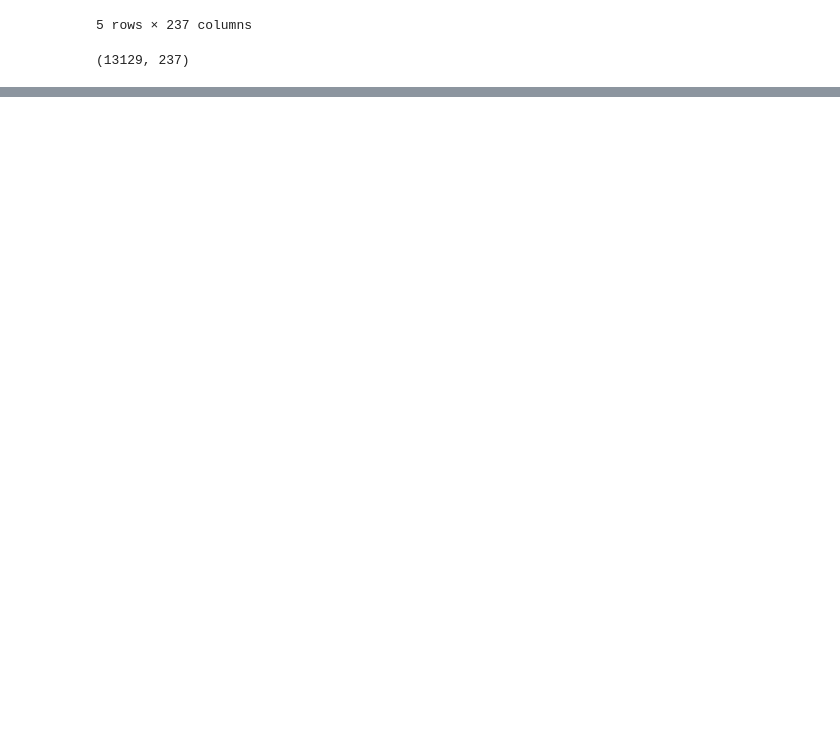
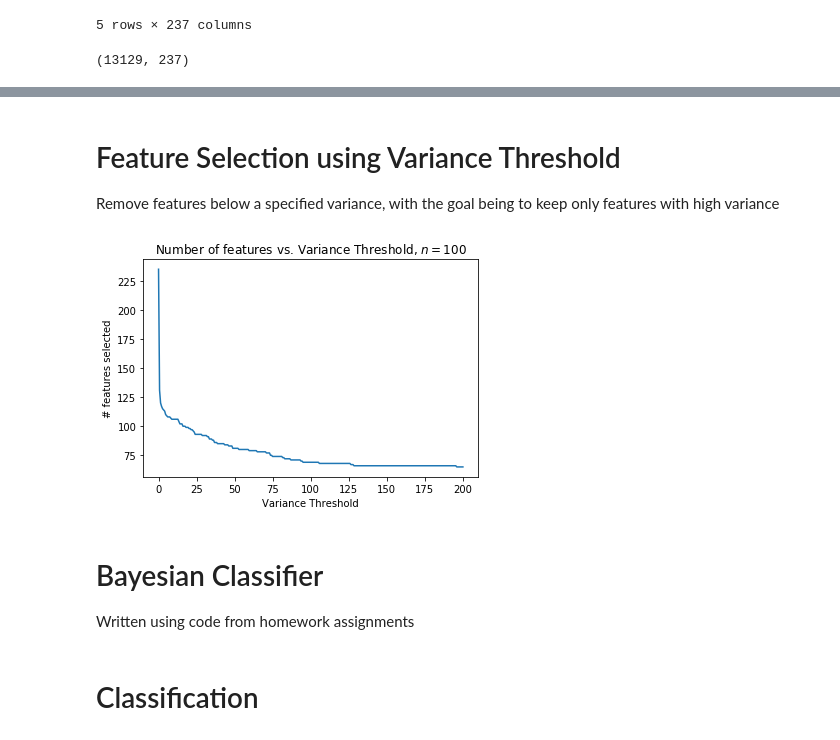
Before and after one commit to kevinmcmahon22/genre-recognition, a Jupyter notebook: 802 project.ipynb, the cells around one changed output, grey strips where cells are left out. Saved outputs shown, nothing was run; the diff lists cells and outputs as text; code cells hidden in the pictures; blank space fills up the shorter version.

```diff
--- a/802 project.ipynb
+++ b/802 project.ipynb
@@ -138,0 +190,3 @@ len(feature_space)
+# %% [markdown]
+# Feature Selection using Variance Threshold
+Remove features below a specified variance, with the goal being to keep only features with high variance
@@ -138,0 +195,20 @@ len(feature_space)
+# %%
+threshold = []
+num_features = []
+var_range = np.linspace(0, 200, 300)
+for var in var_range:
+    vt = VarianceThreshold(var)
+    selected = vt.fit_transform(feature_space)
+    num_features.append(len(selected[0]))
+    threshold.append(var)
+plt.plot(threshold, num_features)
+plt.title(f'Number of features vs. Variance Threshold, $n = {len(feature_space)}$')
+plt.xlabel('Variance Threshold')
+plt.ylabel('# features selected');
+# %% [output]
+[figure, added]
+# %% [markdown]
+# Bayesian Classifier
+Written using code from homework assignments
+# %% [markdown]
+# Classification
```
Also changed, not shown: parts of 12 cells of this notebook.
